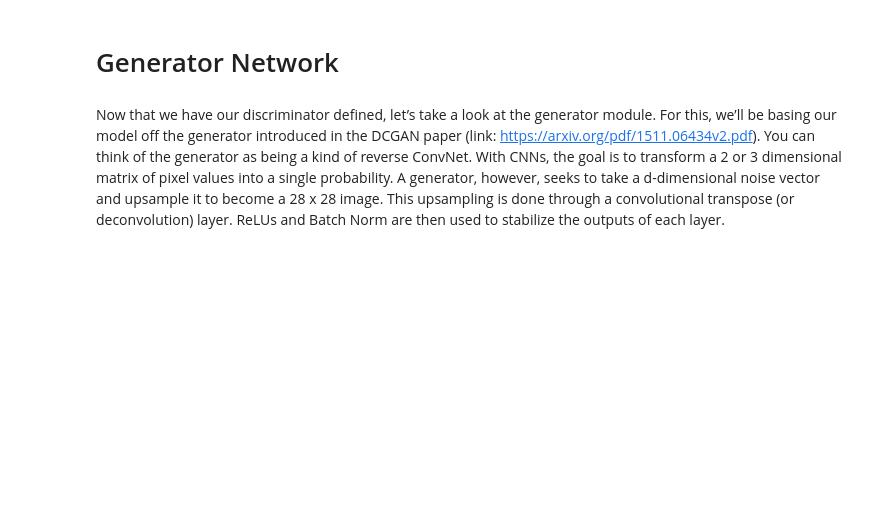
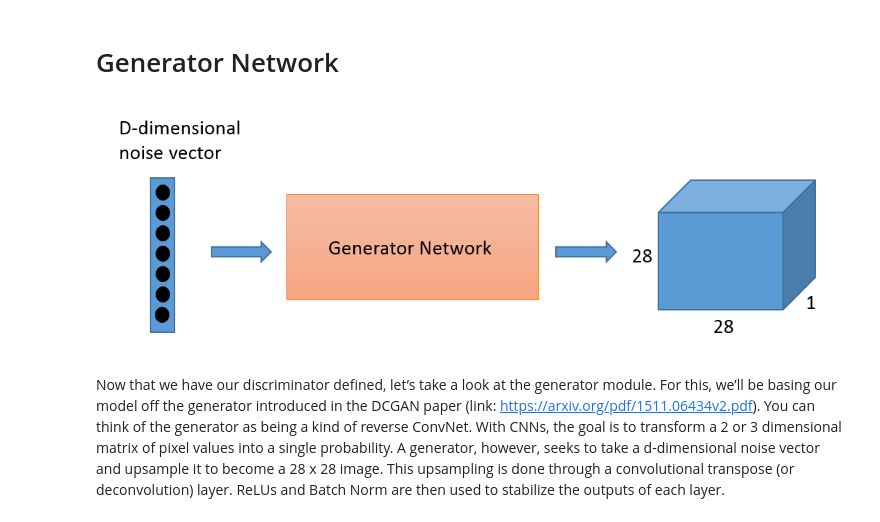
Before and after one commit to Lamela/GAN, a Jupyter notebook: Generative-Adversarial-Network-Tutorial-master/Generative Adversarial Networks Tutorial.ipynb, the cells around one changed output. Drawn from its saved outputs; the diff is of its cells as text; code cells hidden in the pictures; blank space fills up the shorter version.

Commit message:
change images

```diff
--- a/Generative-Adversarial-Network-Tutorial-master/Generative Adversarial Networks Tutorial.ipynb
+++ b/Generative-Adversarial-Network-Tutorial-master/Generative Adversarial Networks Tutorial.ipynb
@@ -114,6 +118,11 @@ def discriminator(x_image, reuse=False):
     return y_conv
 # %% [markdown]
 # Generator Network
+# %%
+
+Image(filename="Images/GAN_Generator.png")
+# %% [output]
+[figure, added]
 # %% [markdown]
 Now that we have our discriminator defined, let’s take a look at the generator module. For this, we’ll be basing our model off the generator introduced in the DCGAN paper (link: https://arxiv.org/pdf/1511.06434v2.pdf). You can think of the generator as being a kind of reverse ConvNet. With CNNs, the goal is to transform a 2 or 3 dimensional matrix of pixel values into a single probability. A generator, however, seeks to take a d-dimensional noise vector and upsample it to become a 28 x 28 image. This upsampling is done through a convolutional transpose (or deconvolution) layer. ReLUs and Batch Norm are then used to stabilize the outputs of each layer.
 # %% [markdown]
```
Also changed, not shown: parts of 3 cells of this notebook, 2 other files.
